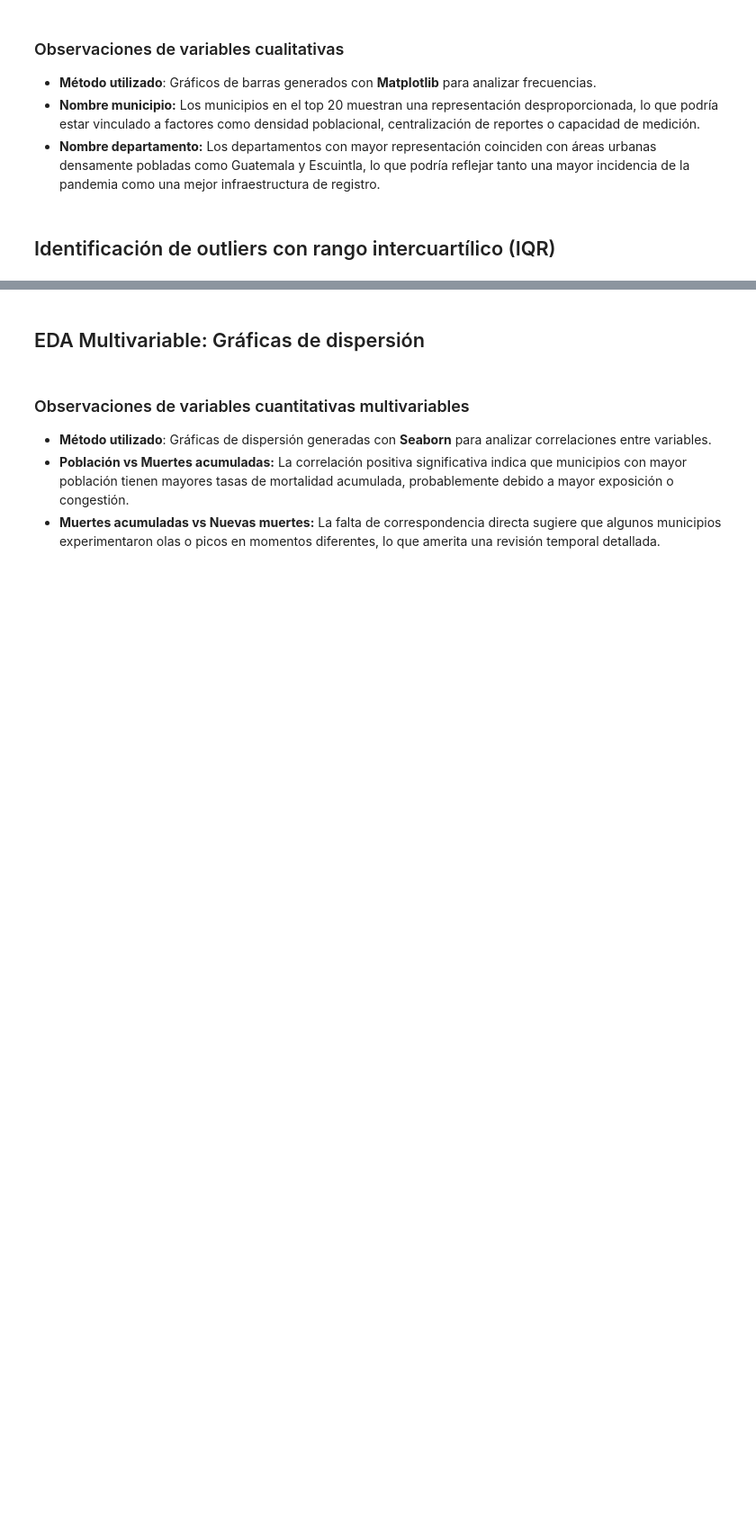
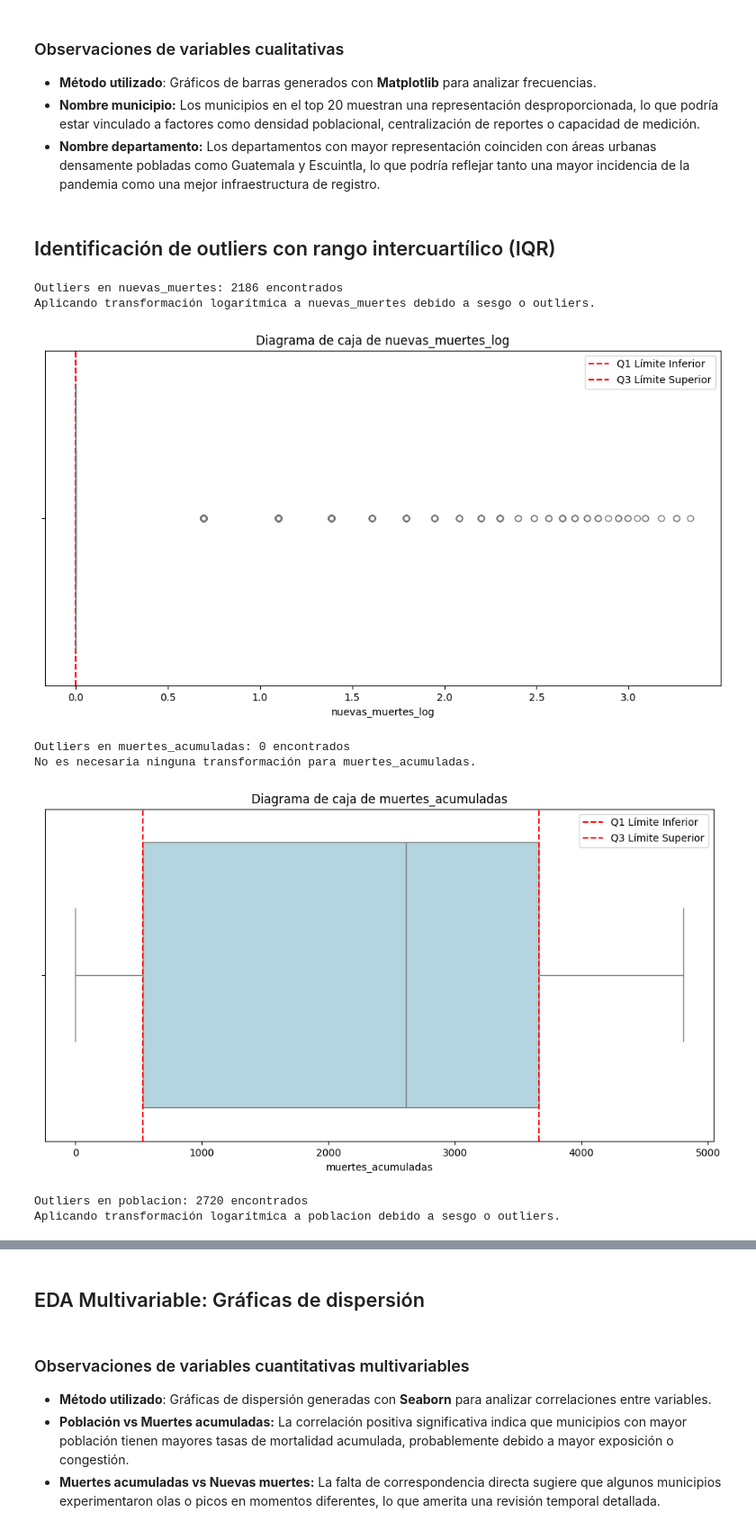
Before and after one commit to ElMalRod/PracticaETL, a Jupyter notebook: proyecto1.ipynb, the cells around one changed output, grey strips where cells are left out. Shown at 90% size. Cells and saved outputs as stored; diff of their text form; code cells hidden in the pictures; blank space fills up the shorter version.

Commit message:
V2 Proyecto 1 transformacion Logarítmica

```diff
--- a/proyecto1.ipynb
+++ b/proyecto1.ipynb
@@ -103,0 +93,43 @@ for var in variables:
+# %%
+# Variables cuantitativas
+variables = ['nuevas_muertes', 'muertes_acumuladas', 'poblacion']
+
+for var in variables:
+    # Cálculo de Q1, Q3 y IQR
+    Q1 = data[var].quantile(0.25)
+    Q3 = data[var].quantile(0.75)
+    IQR = Q3 - Q1
+    lower_bound = Q1 - 1.5 * IQR
+    upper_bound = Q3 + 1.5 * IQR
+
+    # Identificación de outliers
+    outliers = data[(data[var] < lower_bound) | (data[var] > upper_bound)]
+    print(f"\nOutliers en {var}: {len(outliers)} encontrados")
+
+    # Verificar si la variable tiene sesgo o escala incorrecta
+    if len(outliers) > 0 or data[var].skew() > 1:
+        print(f"Aplicando transformación logarítmica a {var} debido a sesgo o outliers.")
+        data[f'{var}_log'] = np.log1p(data[var])  # Logarítmica para reducir sesgo
+        transformed_var = f'{var}_log'
+    else:
+        print(f"No es necesaria ninguna transformación para {var}.")
+        transformed_var = var
+
+    # Gráfico de boxplot
+    plt.figure(figsize=(12, 6))
+    sns.boxplot(x=data[transformed_var], color='lightblue')
+    plt.axvline(Q1, color='red', linestyle='--', label='Q1 Límite Inferior')
+    plt.axvline(Q3, color='red', linestyle='--', label='Q3 Límite Superior')
+    plt.title(f"Diagrama de caja de {transformed_var}")
+    plt.xlabel(transformed_var)
+    plt.legend()
+    plt.show()
+# %% [output]
+Outliers en nuevas_muertes: 2186 encontrados
+Aplicando transformación logarítmica a nuevas_muertes debido a sesgo o outliers.
+[figure, added]
+Outliers en muertes_acumuladas: 0 encontrados
+No es necesaria ninguna transformación para muertes_acumuladas.
+[figure, added]
+Outliers en poblacion: 2720 encontrados
+Aplicando transformación logarítmica a poblacion debido a sesgo o outliers.
```
Also changed, not shown: parts of 2 cells of this notebook, 1 other file.
